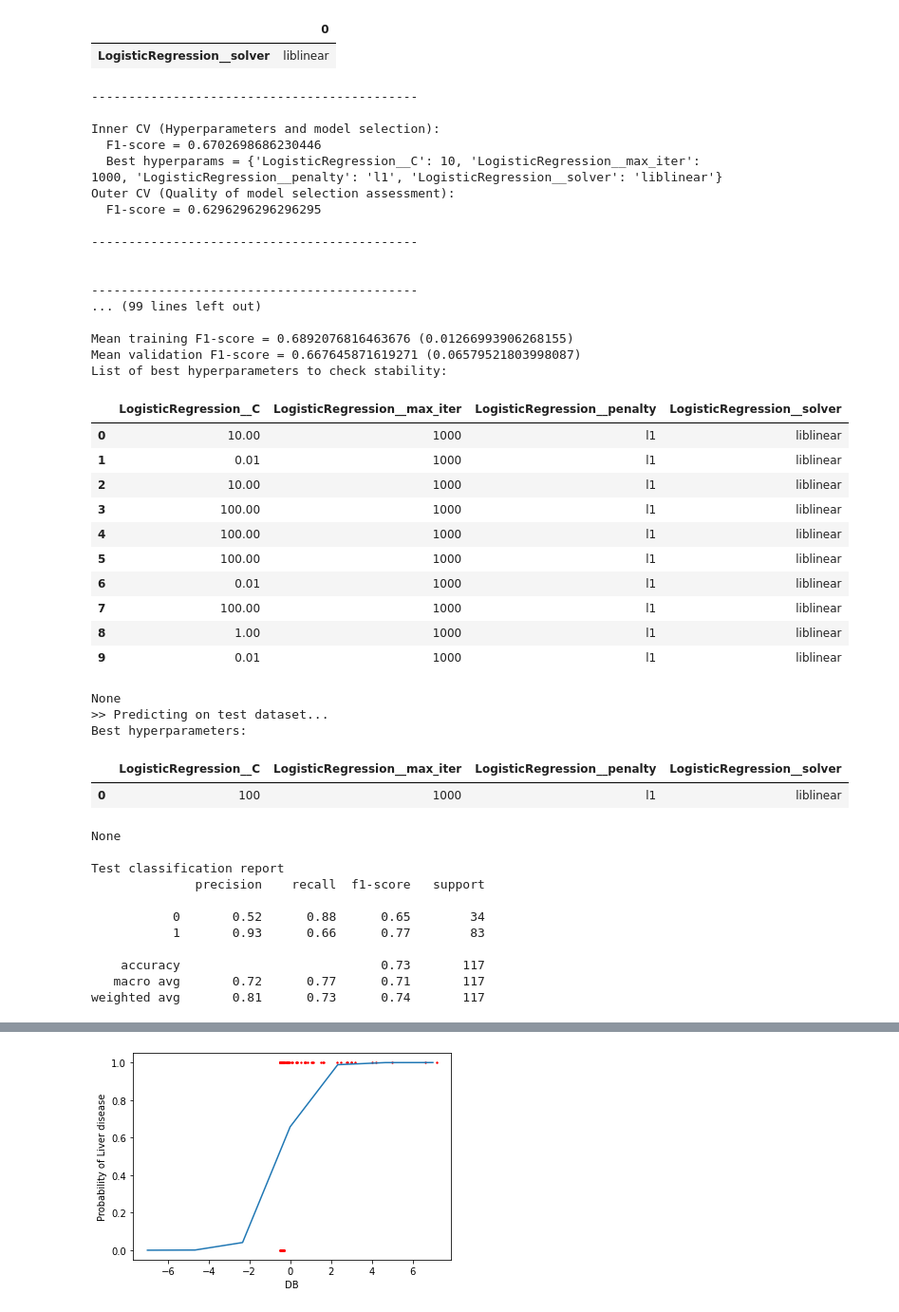
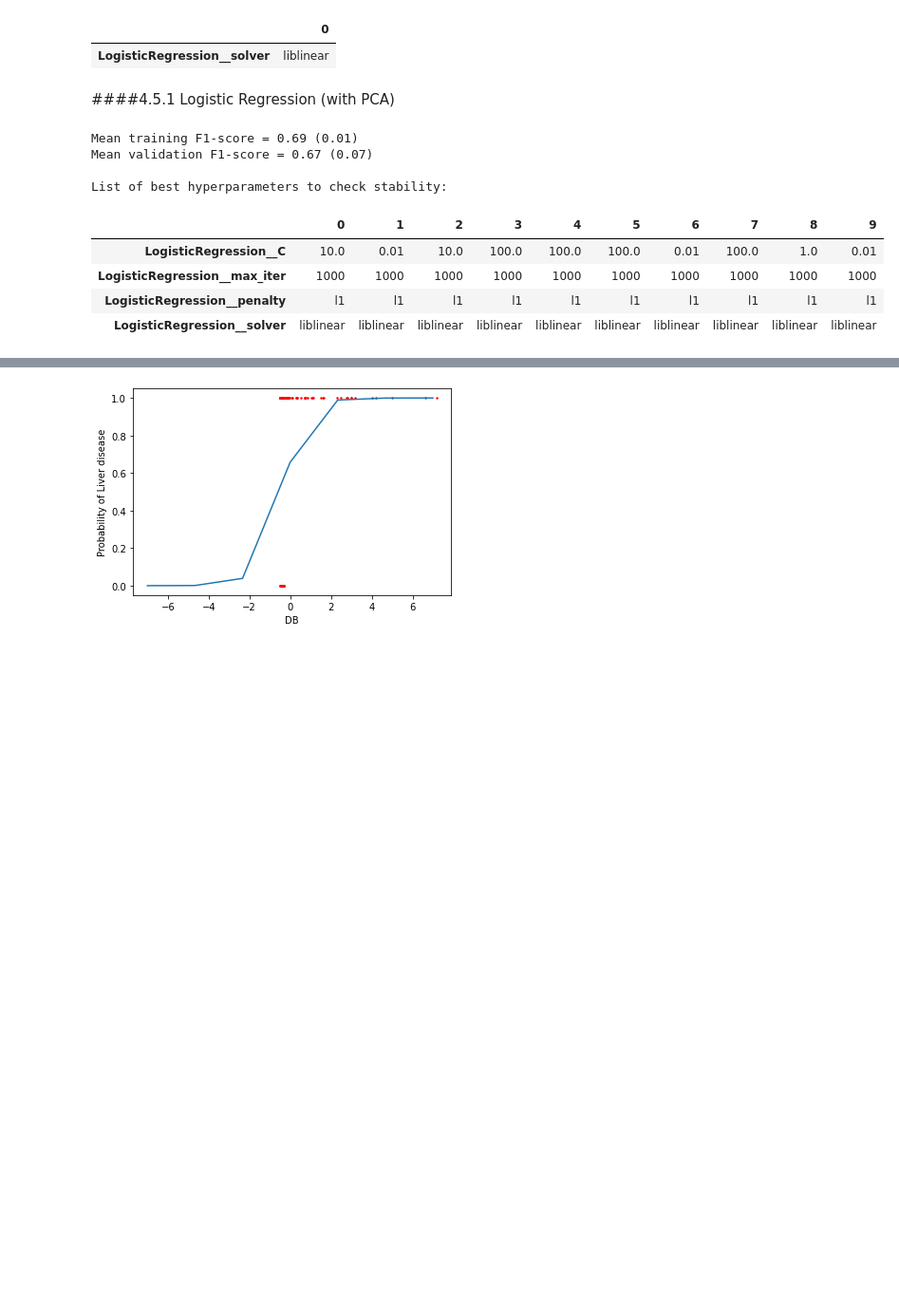
Before and after one commit to Vaxx66/DataSpaces_project, a Jupyter notebook: DataSpaces_project.ipynb, the cells around one changed output, grey strips where cells are left out. Shown at 95% size. Cells and saved outputs as stored; diff of their text form; code cells hidden in the pictures; blank space fills up the shorter version.

```diff
--- a/DataSpaces_project.ipynb
+++ b/DataSpaces_project.ipynb
@@ -2087,65 +2096,32 @@ display(pd.DataFrame(config_dict['CLASSIFICATION']['PARAMS']['LogisticRegression
 | LogisticRegression__max_iter | 1000 |
 |  | 0 |
 | LogisticRegression__solver | liblinear |
+# %% [markdown]
+####4.5.1 Logistic Regression (with PCA)
 # %%
 logistic_classifier_pca = Classifier('LogisticRegression', config_dict['CLASSIFICATION']['MODELS']['LogisticRegression'],
                             config_dict['CLASSIFICATION']['GENERAL'],
                             config_dict['CLASSIFICATION']['PARAMS']['LogisticRegression'],
                             class_balancer,
                             feature_scaler)
 file_name = f'{logistic_classifier_pca.name}_PCA.pkl'
 
 if config_dict['GENERAL']['PERFORM_NCV']:
   logistic_mean_score_pca, logistic_std_score_pca = logistic_classifier_pca.nested_cv(X_train, y_train, apply_PCA=True, num_components=num_components)
   save(logistic_classifier_pca, os.path.join(MODELS_DIRPATH, file_name))
 else:
   logistic_classifier_pca = load(os.path.join(MODELS_DIRPATH, file_name))
   logistic_classifier_pca.print_nested_cv_results()
 
+logistic_classifier_pca.cv(X_train, X_test, y_train, y_test, apply_PCA=True, print_res=False)
 classifiers.append((logistic_classifier_pca, "PCA"))
-logistic_classifier_pca.cv(X_train, X_test, y_train, y_test, apply_PCA=True)
 # %% [output]
---------------------------------------------
+Mean training F1-score = 0.69 (0.01)
+Mean validation F1-score = 0.67 (0.07)
 
-Inner CV (Hyperparameters and model selection):
-  F1-score = 0.6702698686230446
-  Best hyperparams = {'LogisticRegression__C': 10, 'LogisticRegression__max_iter': 1000, 'LogisticRegression__penalty': 'l1', 'LogisticRegression__solver': 'liblinear'}
-Outer CV (Quality of model selection assessment):
-  F1-score = 0.6296296296296295
-
---------------------------------------------
-
-
---------------------------------------------
-... (99 lines left out)
-
-Mean training F1-score = 0.6892076816463676 (0.01266993906268155)
-Mean validation F1-score = 0.667645871619271 (0.06579521803998087)
 List of best hyperparameters to check stability:
-|  | LogisticRegression__C | LogisticRegression__max_iter | LogisticRegression__penalty | LogisticRegression__solver |
-| 0 | 10.00 | 1000 | l1 | liblinear |
-| 1 | 0.01 | 1000 | l1 | liblinear |
-| 2 | 10.00 | 1000 | l1 | liblinear |
-| 3 | 100.00 | 1000 | l1 | liblinear |
-| 4 | 100.00 | 1000 | l1 | liblinear |
-| 5 | 100.00 | 1000 | l1 | liblinear |
-| 6 | 0.01 | 1000 | l1 | liblinear |
-| 7 | 100.00 | 1000 | l1 | liblinear |
-| 8 | 1.00 | 1000 | l1 | liblinear |
-| 9 | 0.01 | 1000 | l1 | liblinear |
+|  | 0 | 1 | 2 | 3 | 4 | 5 | 6 | 7 | 8 | 9 |
+| LogisticRegression__C | 10.0 | 0.01 | 10.0 | 100.0 | 100.0 | 100.0 | 0.01 | 100.0 | 1.0 | 0.01 |
+| LogisticRegression__max_iter | 1000 | 1000 | 1000 | 1000 | 1000 | 1000 | 1000 | 1000 | 1000 | 1000 |
+| LogisticRegression__penalty | l1 | l1 | l1 | l1 | l1 | l1 | l1 | l1 | l1 | l1 |
+| LogisticRegression__solver | liblinear | liblinear | liblinear | liblinear | liblinear | liblinear | liblinear | liblinear | liblinear | liblinear |
-None
->> Predicting on test dataset...
-Best hyperparameters:
-|  | LogisticRegression__C | LogisticRegression__max_iter | LogisticRegression__penalty | LogisticRegression__solver |
-| 0 | 100 | 1000 | l1 | liblinear |
-None
-
-Test classification report
-              precision    recall  f1-score   support
-
-           0       0.52      0.88      0.65        34
-           1       0.93      0.66      0.77        83
-
-    accuracy                           0.73       117
-   macro avg       0.72      0.77      0.71       117
-weighted avg       0.81      0.73      0.74       117
```
Also changed, not shown: parts of 48 cells of this notebook.
